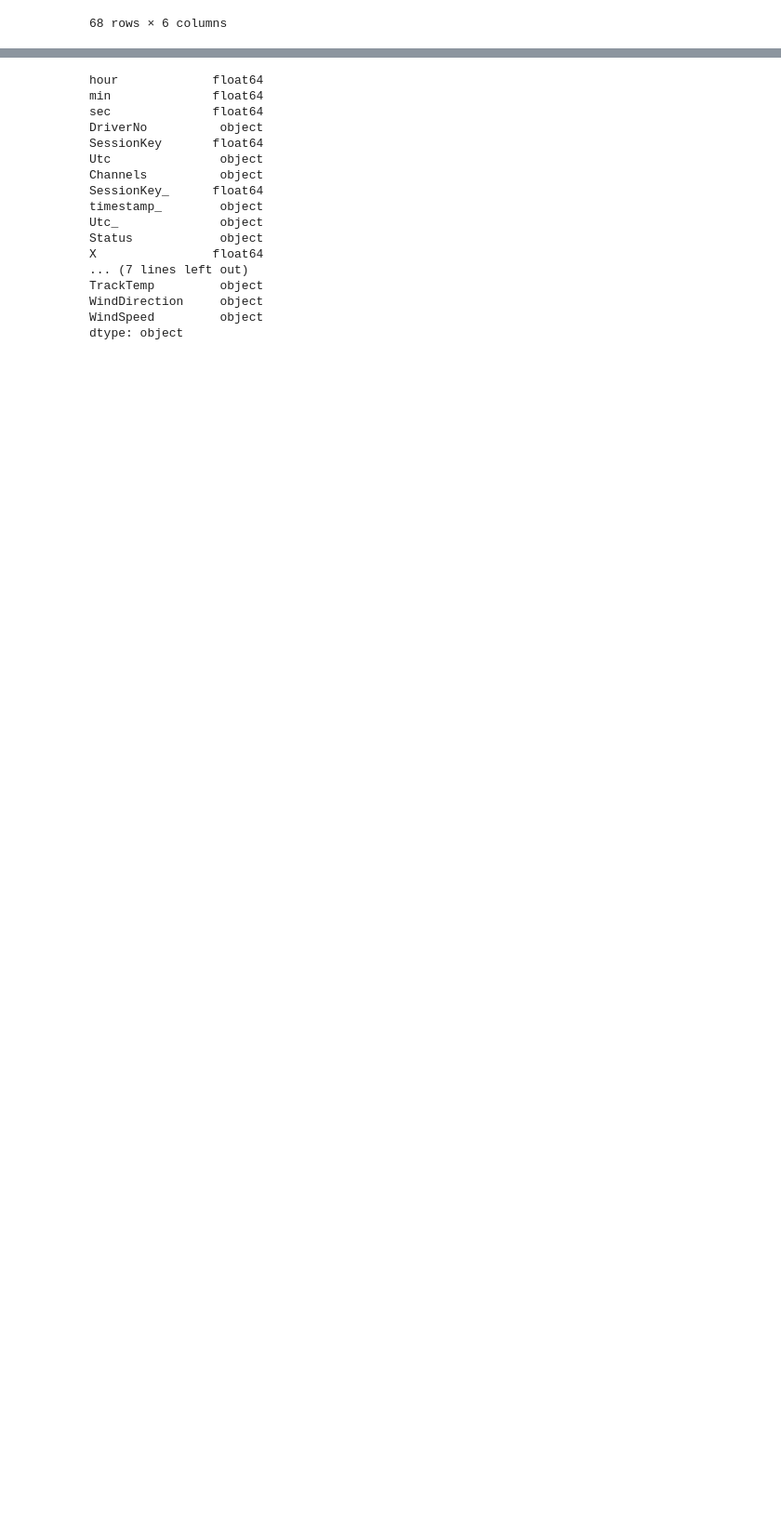
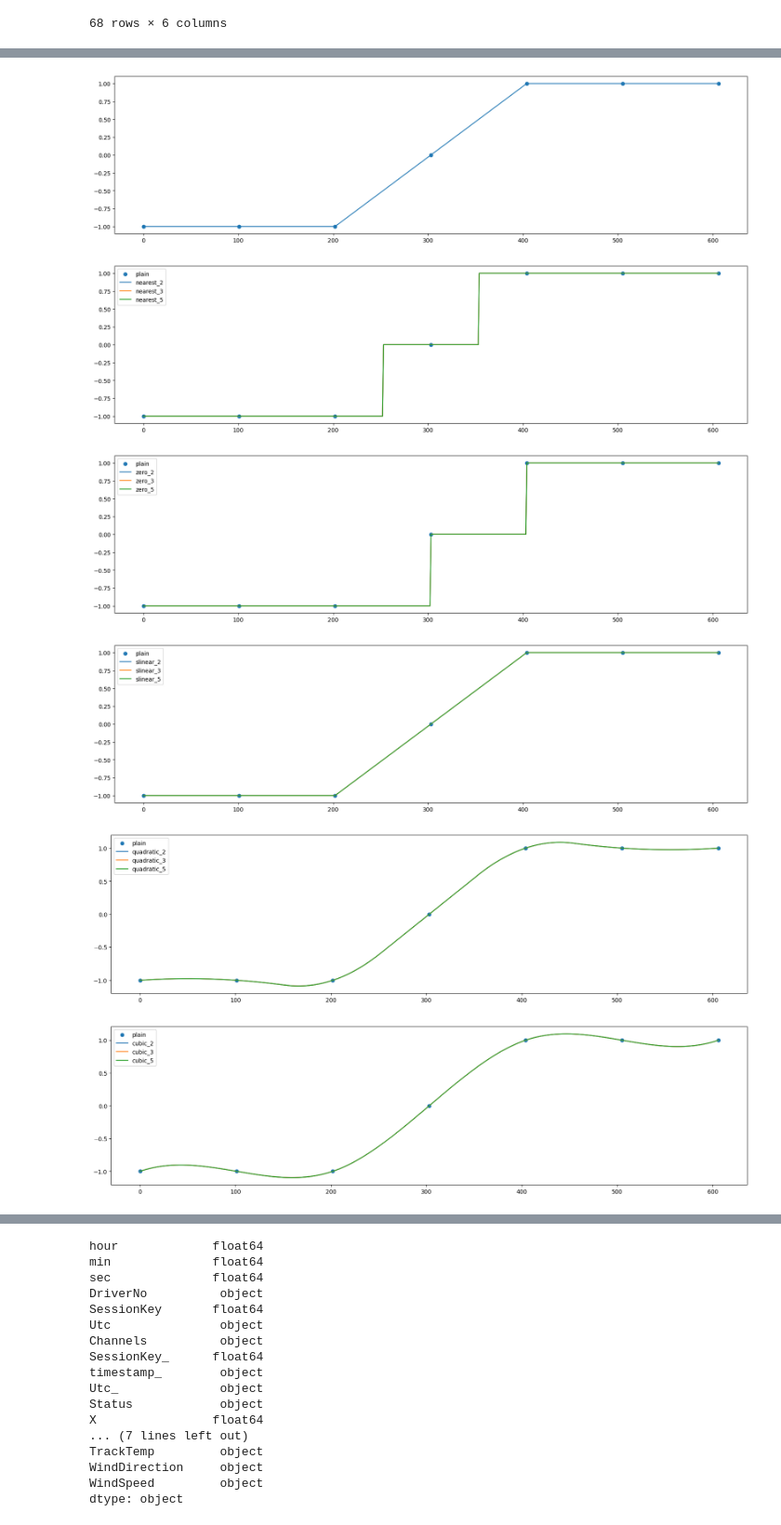
Before and after one commit to GoktugOcal/LiveF1, a Jupyter notebook: test.ipynb, the cells around one changed output, grey strips where cells are left out. Shown at 93% size. Drawn from its saved outputs; the diff is of its cells as text; code cells hidden in the pictures; blank space fills up the shorter version.

```diff
--- a/test.ipynb
+++ b/test.ipynb
@@ -200,0 +223,37 @@ df_all = df.reset_index().set_index("timestamp").join(df_w.set_index("timestamp"
+# %%
+na_list = [np.nan] * 100
+test_ts = pd.Series([-1] + na_list + [-1] + na_list + [-1] + na_list + [0] + na_list + [1]+ na_list + [1] + na_list + [1])
+
+plt.figure(figsize=(20,5))
+plt.scatter(test_ts.index, test_ts, label = "plain")
+plt.plot(test_ts.index, test_ts.interpolate(method = "linear"), label = "linear")
+plt.show()
+
+for method in ['nearest', 'zero', 'slinear', 'quadratic', 'cubic', 'barycentric', 'polynomial']:
+    plt.figure(figsize=(20,5))
+    plt.scatter(test_ts.index, test_ts, label = "plain")
+    for d in [2,3,5]:
+        plt.plot(test_ts.index, test_ts.interpolate(method = method, order = d), label = method + "_" + str(d))
+    plt.legend()
+    plt.show()
+
+for method in ['krogh', 'piecewise_polynomial', 'spline', 'pchip', 'akima', 'cubicspline']:
+    plt.figure(figsize=(20,5))
+    plt.scatter(test_ts.index, test_ts, label = "plain")
+    for d in [2,3,5]:
+        plt.plot(test_ts.index, test_ts.interpolate(method = method, order = d), label = method + "_" + str(d))
+    plt.legend()
+    plt.show()
+
+# plt.figure(figsize=(20,5))
+# for d in [2,3,5]:
+#     plt.plot(test_ts.index, test_ts.interpolate(method = "spline", order = d), label = "spline_" + str(d))
+# plt.legend()
+# plt.show()
+# %% [output]
+[figure, added]
+[figure, added]
+[figure, added]
+[figure, added]
+[figure, added]
+[figure, added]
```
Also changed, not shown: parts of 23 cells of this notebook, 1 other file.
